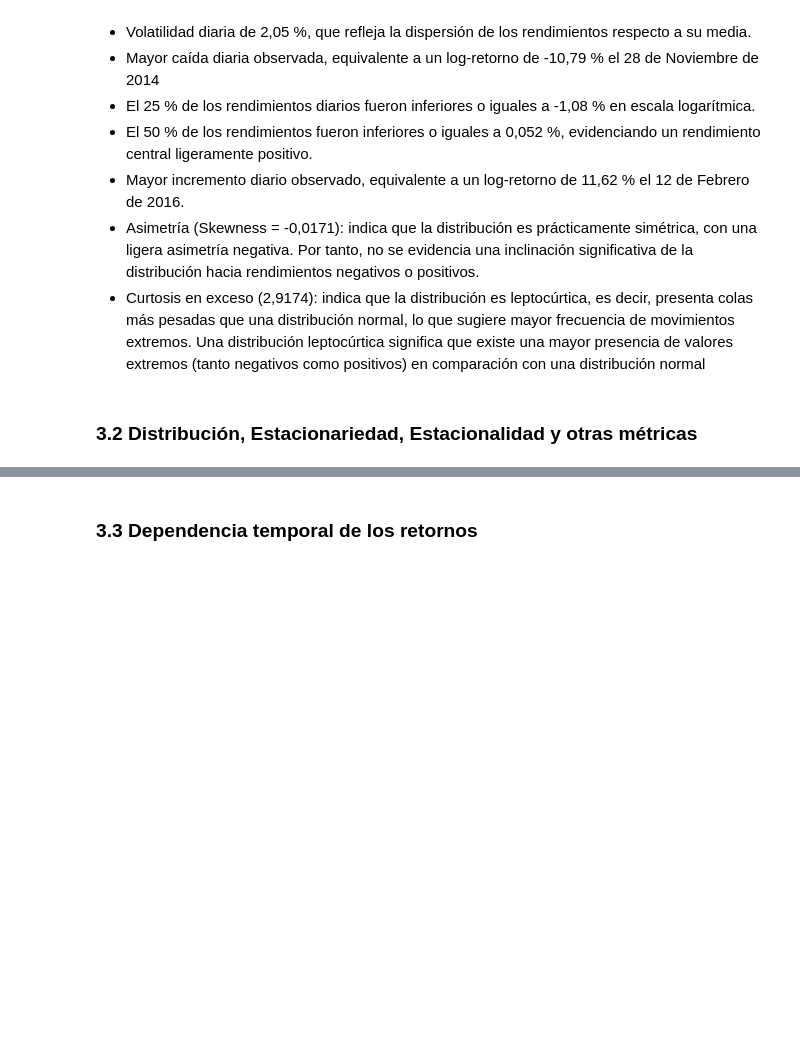
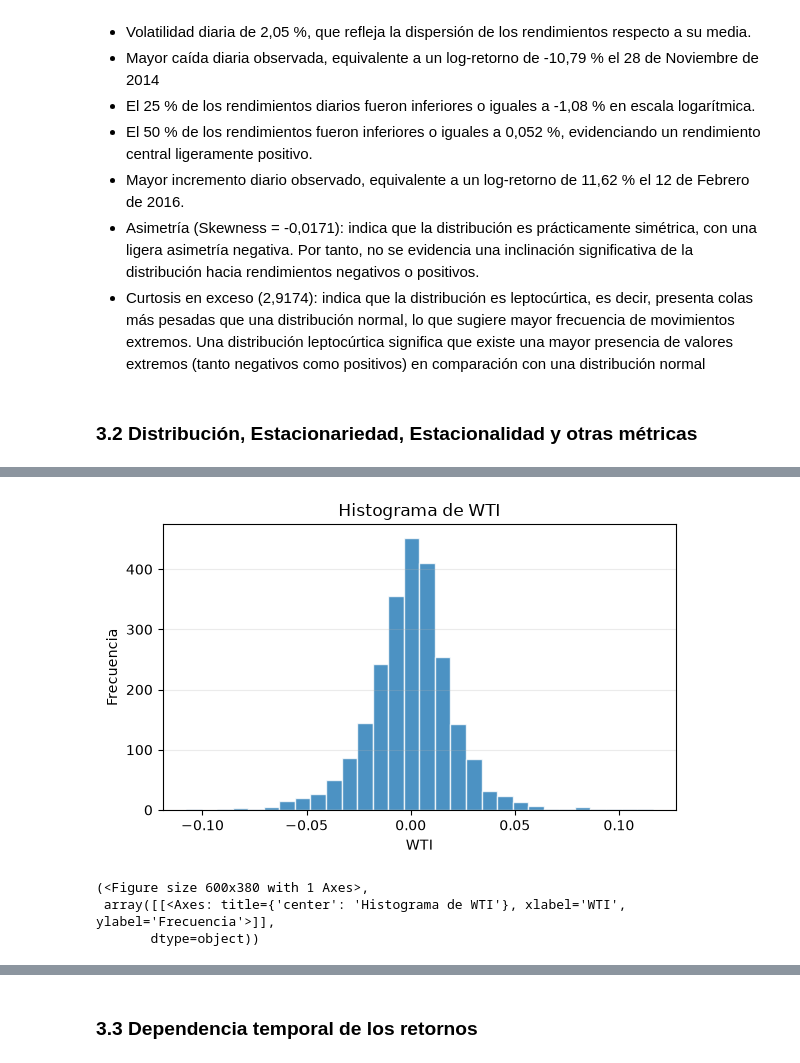
Before and after one commit to darlamai/proyecto_final_ml_wti, a Jupyter notebook: notebooks/01.eda_raw.ipynb, the cells around one changed output, grey strips where cells are left out. Drawn from its saved outputs; the diff is of its cells as text; code cells hidden in the pictures; blank space fills up the shorter version.

```diff
--- a/notebooks/01.eda_raw.ipynb
+++ b/notebooks/01.eda_raw.ipynb
@@ -591,0 +624,7 @@ Se usan las dos porque tienen hipótesis nulas opuestas. La conclusión es fuert
+# %%
+eda.graficar_histograma(train_ret)
+# %% [output]
+[figure, added]
+(<Figure size 600x380 with 1 Axes>,
+ array([[<Axes: title={'center': 'Histograma de WTI'}, xlabel='WTI', ylabel='Frecuencia'>]],
+       dtype=object))
```
Also changed, not shown: parts of 96 cells of this notebook, 5 other files.
